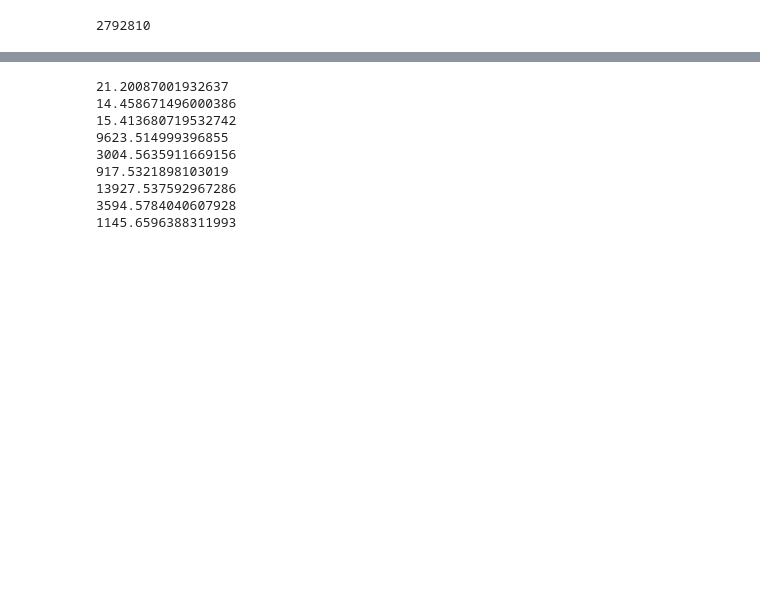
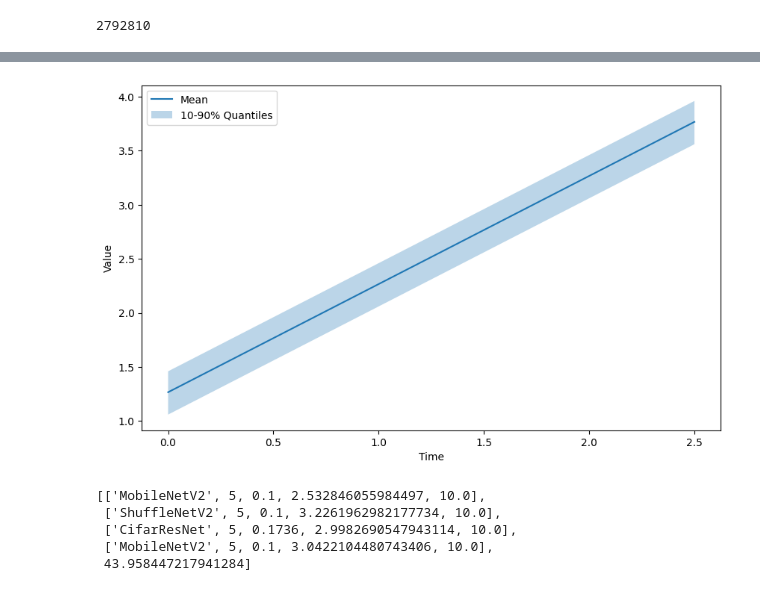
Before and after one commit to online-opt-acc/FMAB_copy, a Jupyter notebook: notebooks/cv_experiment.ipynb, the cells around one changed output, grey strips where cells are left out. Saved outputs shown, nothing was run; the diff lists cells and outputs as text; code cells hidden in the pictures; blank space fills up the shorter version.

```diff
--- a/notebooks/cv_experiment.ipynb
+++ b/notebooks/cv_experiment.ipynb
@@ -178,13 +28,55 @@ NameError: name 'ucb_res' is not defined
-# %%
-for i in range(len(neural_ucb.model_arms)):
-    print(neural_ucb.model_arms[i].coeff)
-# %% [output]
-21.20087001932637
-14.458671496000386
-15.413680719532742
-9623.514999396855
-3004.5635911669156
-917.5321898103019
-13927.537592967286
-3594.5784040607928
-1145.6596388311993
+# %%
+import numpy as np
+import pandas as pd
+from scipy.interpolate import interp1d
+
+# Пример данных: список наблюдений (x_i, t_i)
+observations = [
+    (np.array([1, 2, 3]), np.array([0, 1, 2])),  # Наблюдение 1
+    (np.array([2, 3, 4]), np.array([0.5, 1.5, 2.5])),  # Наблюдение 2
+    (np.array([1.5, 2.5, 3.5]), np.array([0.2, 1.2, 2.2]))  # Наблюдение 3
+]
+
+def interpolated_graphs(values, times):
+    """
+    values [n_runs x n_arms x n_observations]
+    times [n_runs x n_arms x n_observations]
+    """
+# Шаг 1: Создать общую временную сетку
+min_time = min(min(t) for _, t in observations)
+max_time = max(max(t) for _, t in observations)
+time_grid = np.linspace(min_time, max_time, num=100)  # 100 точек на сетке
+
+# Шаг 2: Интерполировать данные на общей сетке
+interpolated_data = []
+for x, t in observations:
+    interp_func = interp1d(t, x, kind='linear', fill_value="extrapolate")
+    interpolated_data.append(interp_func(time_grid))
+
+# Шаг 3: Агрегировать данные
+interpolated_data = np.array(interpolated_data)  # Преобразовать в массив NumPy
+
+# Среднее значение
+mean_values = np.mean(interpolated_data, axis=0)
+
+# Квантили (например, 0.1 и 0.9)
+quantile_10 = np.quantile(interpolated_data, q=0.1, axis=0)
+quantile_90 = np.quantile(interpolated_data, q=0.9, axis=0)
+
+# Результаты
+results = pd.DataFrame({
+    "time": time_grid,
+    "mean": mean_values,
+    "quantile_10": quantile_10,
+    "quantile_90": quantile_90
+})
+# %% [output]
+[figure, added]
+# %%
+data
+# %% [output]
+[['MobileNetV2', 5, 0.1, 2.532846055984497, 10.0],
+ ['ShuffleNetV2', 5, 0.1, 3.2261962982177734, 10.0],
+ ['CifarResNet', 5, 0.1736, 2.9982690547943114, 10.0],
+ ['MobileNetV2', 5, 0.1, 3.0422104480743406, 10.0],
+ 43.958447217941284]
```
Also changed, not shown: parts of 34 cells of this notebook, 27 other files.
